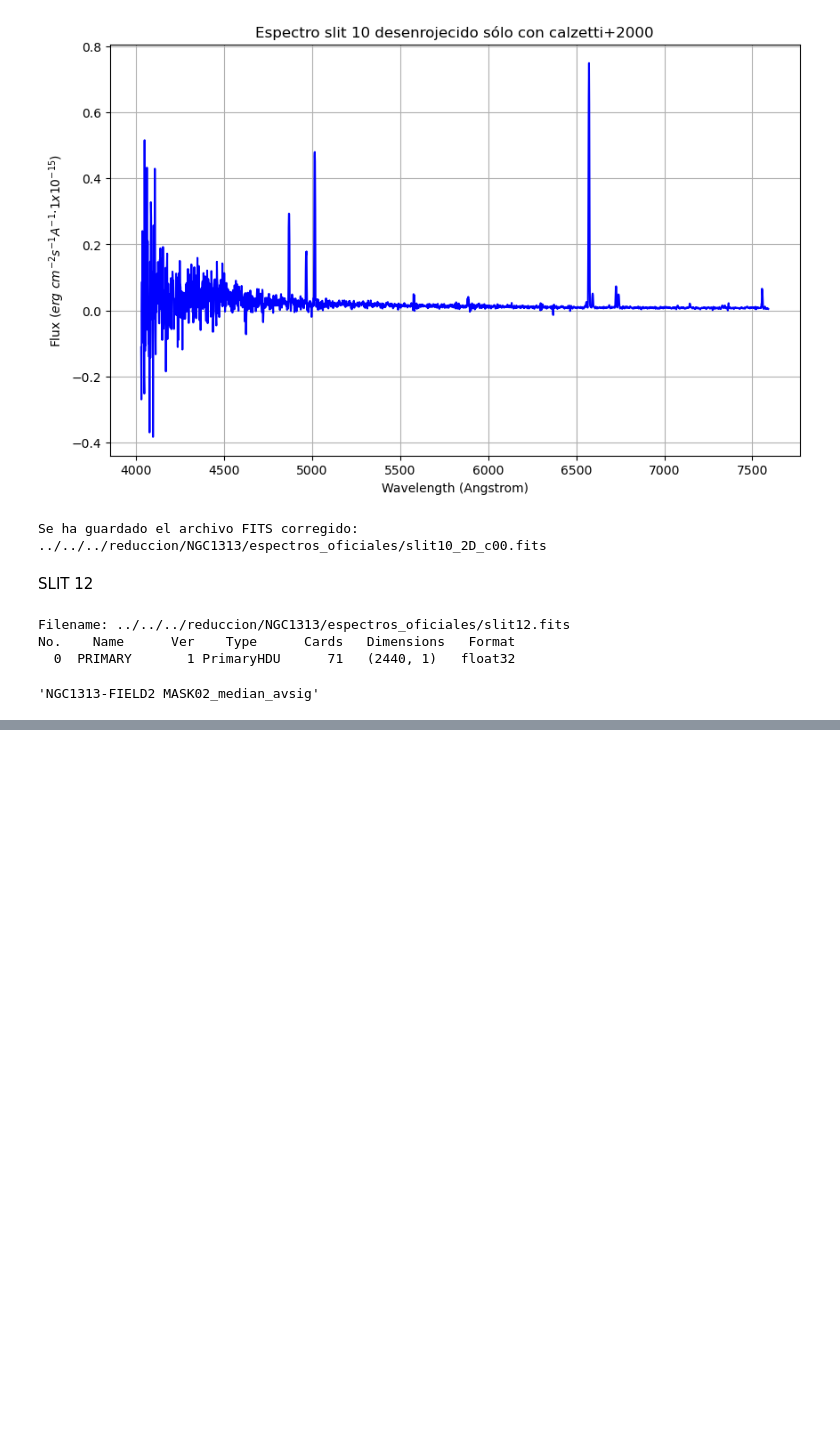
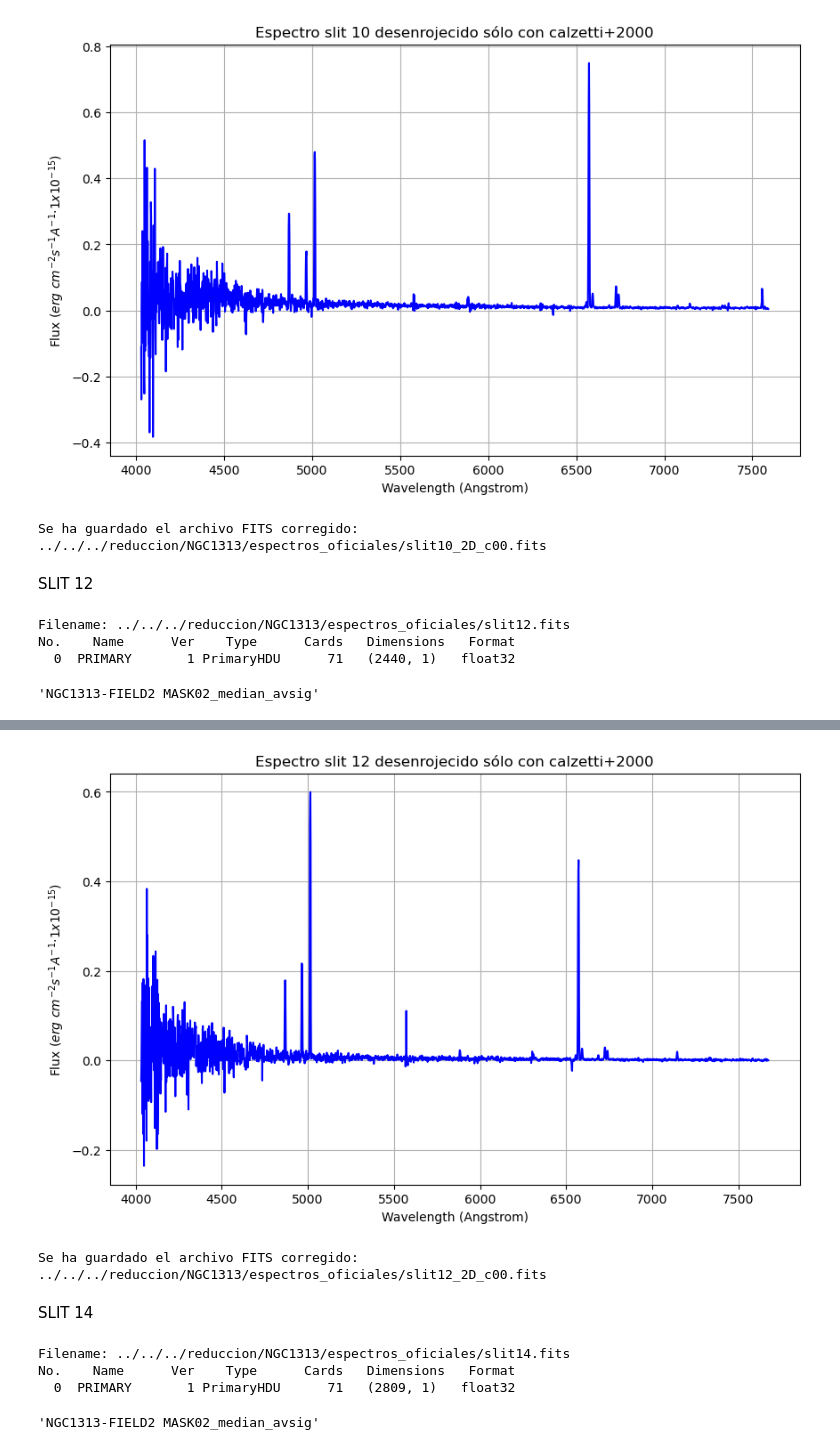
Before and after one commit to blnblnbln/TESIS, a Jupyter notebook: analysis_gmos/calzetti_oficial.ipynb, the cells around one changed output, grey strips where cells are left out. Drawn from its saved outputs; the diff is of its cells as text; code cells hidden in the pictures; blank space fills up the shorter version.

Commit message:
se obtienen all spec corregidos c00

```diff
--- a/analysis_gmos/calzetti_oficial.ipynb
+++ b/analysis_gmos/calzetti_oficial.ipynb
@@ -1390,0 +1431,46 @@ plt.ylabel('Flux $(erg\ cm^{-2} s^{-1} A^{-1} · 1 x 10^{-15})$')
+# %%
+%matplotlib inline
+plt.figure(figsize=(10, 6))
+plt.plot(wave12, flux12_c00, linestyle='-', color='b')
+plt.xlabel('Wavelength (Angstrom)')
+plt.ylabel('Flux $(erg\ cm^{-2} s^{-1} A^{-1} · 1x 10^{-15})$')
+plt.title('Espectro slit 12 desenrojecido sólo con calzetti+2000')
+plt.grid(True)
+plt.show()
+# %% [output]
+[figure, added]
+# %%
+# guardar info corregida en un nuevo fits
+# metemos el array de flujo corregido a la data del espectro
+data12[0] = flux12_c00
+
+# crear nuevo HDU
+slit12corrected = fits.PrimaryHDU(data=data12, header=header12)
+
+# crear nuevo HDUList para guardar en un fits
+sp12_corrected = fits.HDUList([slit12corrected])
+
+# guardar datos corregidos en un nuevo archivo FITS
+#new_fits_file1 = '../../Documentos/RESPALDO/NGC1313_250624_extinction/datos/slit1_2D_f99_c00.fits'
+new_fits_file12 = '../../../reduccion/NGC1313/espectros_oficiales/slit12_2D_c00.fits'
+sp12_corrected.writeto(new_fits_file12, overwrite=True)
+
+print(f"Se ha guardado el archivo FITS corregido: {new_fits_file12}")
+# %% [output]
+Se ha guardado el archivo FITS corregido: ../../../reduccion/NGC1313/espectros_oficiales/slit12_2D_c00.fits
+# %% [markdown]
+SLIT 14
+# %%
+#slit 4, now sin f99
+#abrir mi fits
+#slit1_f99 = '../../Documentos/RESPALDO/NGC1313_250624_extinction/datos/slit1_2D_f99.fits'
+slit14 = '../../../reduccion/NGC1313/espectros_oficiales/slit14.fits'
+sp14 = fits.open(slit14)
+
+sp14.info()
+sp14[0].header["OBJECT"]
+# %% [output]
+Filename: ../../../reduccion/NGC1313/espectros_oficiales/slit14.fits
+No.    Name      Ver    Type      Cards   Dimensions   Format
+  0  PRIMARY       1 PrimaryHDU      71   (2809, 1)   float32
+'NGC1313-FIELD2 MASK02_median_avsig'
```
Also changed, not shown: parts of 43 cells of this notebook.
